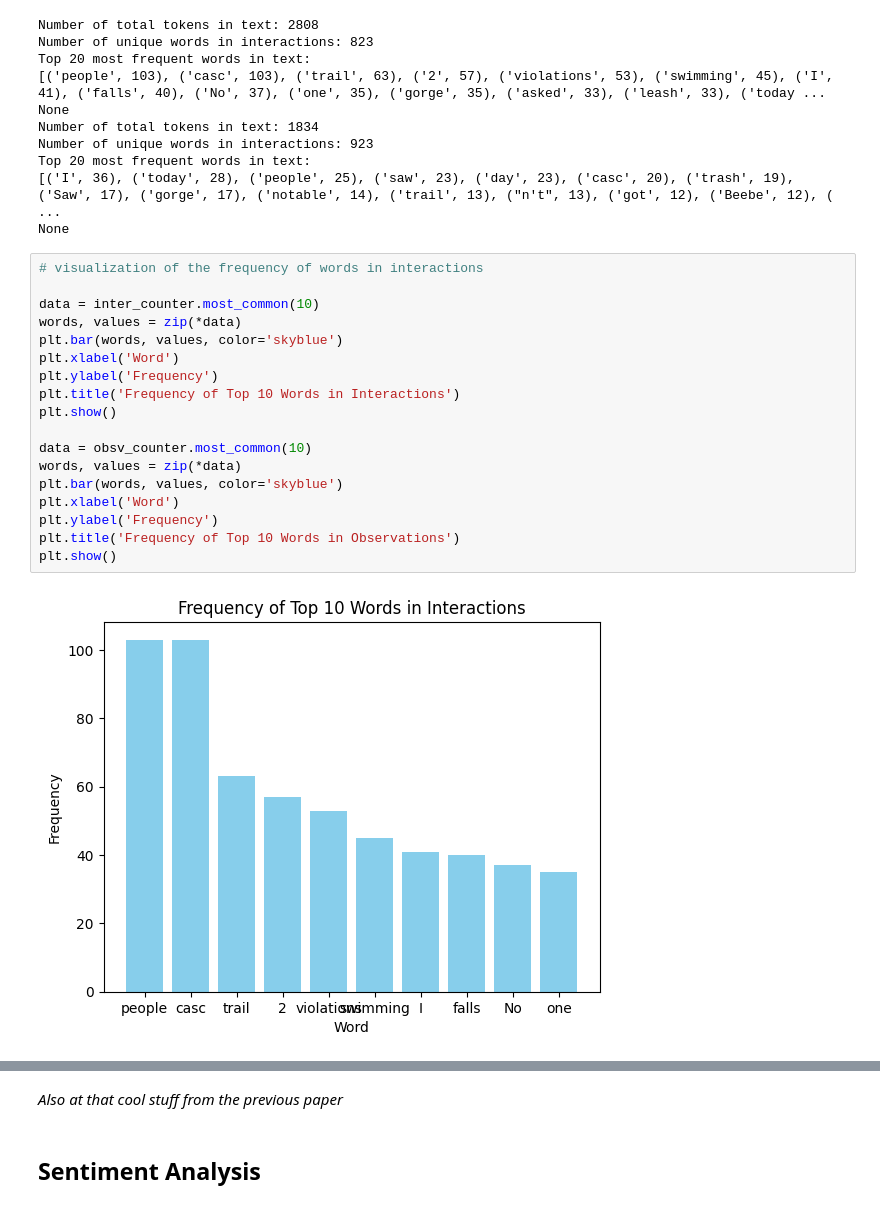
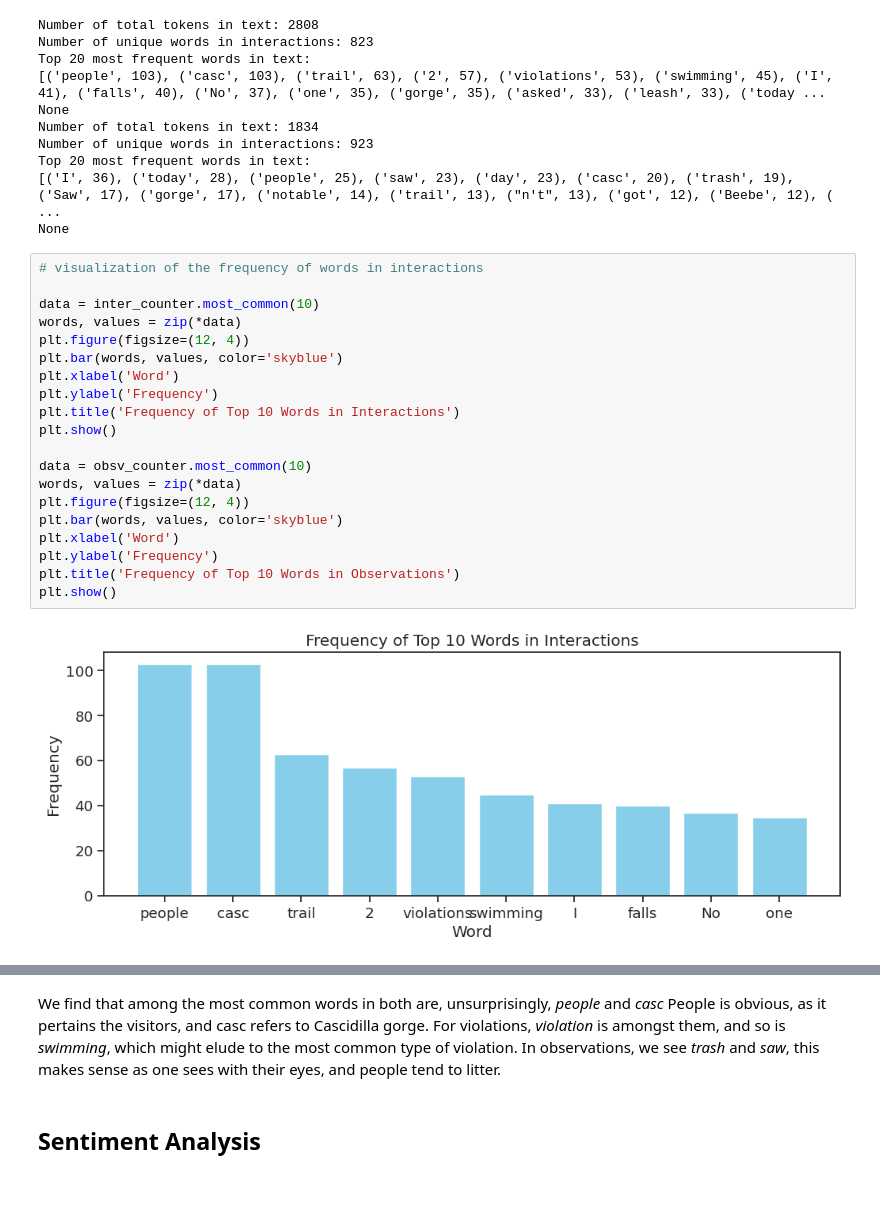
Before and after one commit to Ming-DeMers/cornell-gorges, a Jupyter notebook: Gorges_Analysis_INFO_3350_Final.ipynb, the cells around one changed output, grey strips where cells are left out. Drawn from its saved outputs; the diff is of its cells as text.

```diff
--- a/Gorges_Analysis_INFO_3350_Final.ipynb
+++ b/Gorges_Analysis_INFO_3350_Final.ipynb
@@ -252,20 +344,22 @@ None
 # %%
 # visualization of the frequency of words in interactions
 
 data = inter_counter.most_common(10)
 words, values = zip(*data)
+plt.figure(figsize=(12, 4))
 plt.bar(words, values, color='skyblue')
 plt.xlabel('Word')
 plt.ylabel('Frequency')
 plt.title('Frequency of Top 10 Words in Interactions')
 plt.show()
 
 data = obsv_counter.most_common(10)
 words, values = zip(*data)
+plt.figure(figsize=(12, 4))
 plt.bar(words, values, color='skyblue')
 plt.xlabel('Word')
 plt.ylabel('Frequency')
 plt.title('Frequency of Top 10 Words in Observations')
 plt.show()
 # %% [output]
-[figure, old version]
+[figure, new version]
@@ -273,5 +367,5 @@ plt.show()
-# %% [markdown]
-*Also at that cool stuff from the previous paper*
+# %% [markdown]
+We find that among the most common words in both are, unsurprisingly, *people* and *casc* People is obvious, as it pertains the visitors, and casc refers to Cascidilla gorge. For violations, *violation* is amongst them, and so is *swimming*, which might elude to the most common type of violation. In observations, we see *trash* and *saw*, this makes sense as one sees with their eyes, and people tend to litter.
 # %% [markdown]
 ## Sentiment Analysis
 # %% [markdown]
```
Also changed, not shown: parts of 40 cells of this notebook, 2 other files.
